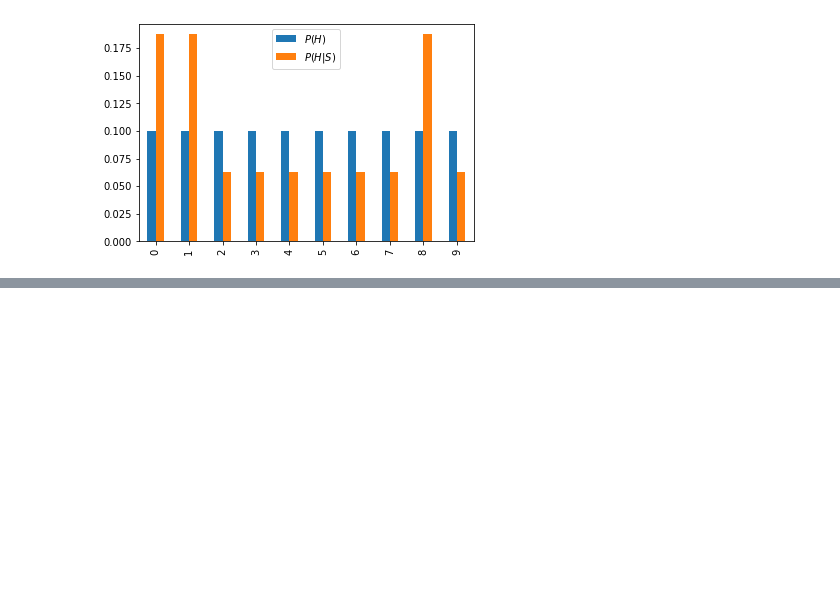
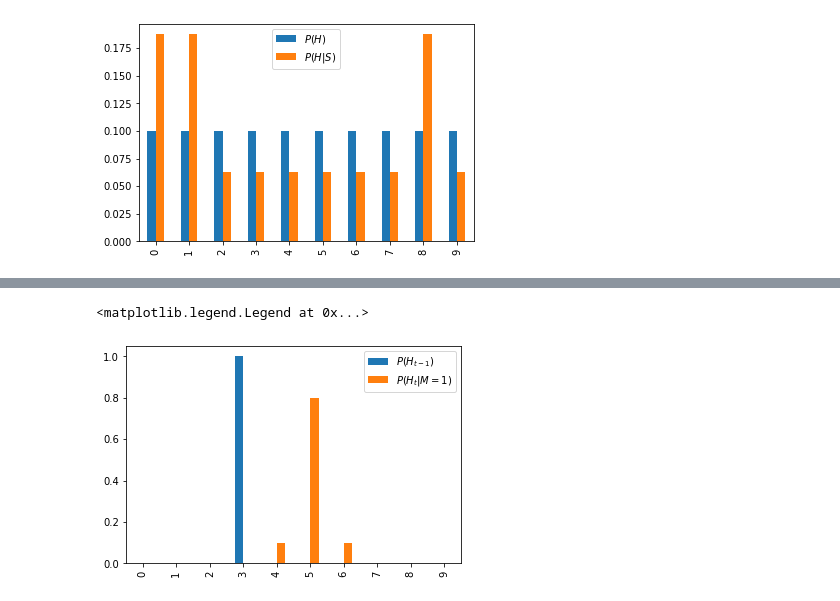
Before and after one commit to danhojin/ml-notes, a Jupyter notebook: hellos/filterpy1.ipynb, the cells around one changed output, grey strips where cells are left out. Cells and saved outputs as stored; diff of their text form; code cells hidden in the pictures; blank space fills up the shorter version.

```diff
--- a/hellos/filterpy1.ipynb
+++ b/hellos/filterpy1.ipynb
@@ -131,0 +175,14 @@ ax.legend(['$P(H)$', '$P(H|S)$'])
+# %%
+prob = dict([(-1, 0.1), (0, 0.8), (1, 0.1)])
+H_t_1 = np.array([0., 0., 0., 1., 0., 0., 0., 0., 0., 0.])
+H = map(lambda k_t: posterior(k_t, 2, H_t_1, prob), range(len(H_t_1)))
+df = pd.DataFrame({
+    'P_H_t_1': H_t_1,
+    'P_H_M': H
+})
+fig, ax = plt.subplots()
+df.plot(kind='bar', ax=ax)
+ax.legend(['$P(H_{t-1})$', '$P(H_t|M=1)$'])
+# %% [output]
+<matplotlib.legend.Legend at 0x...>
+[figure, added]
```
Also changed, not shown: parts of 9 cells of this notebook.
